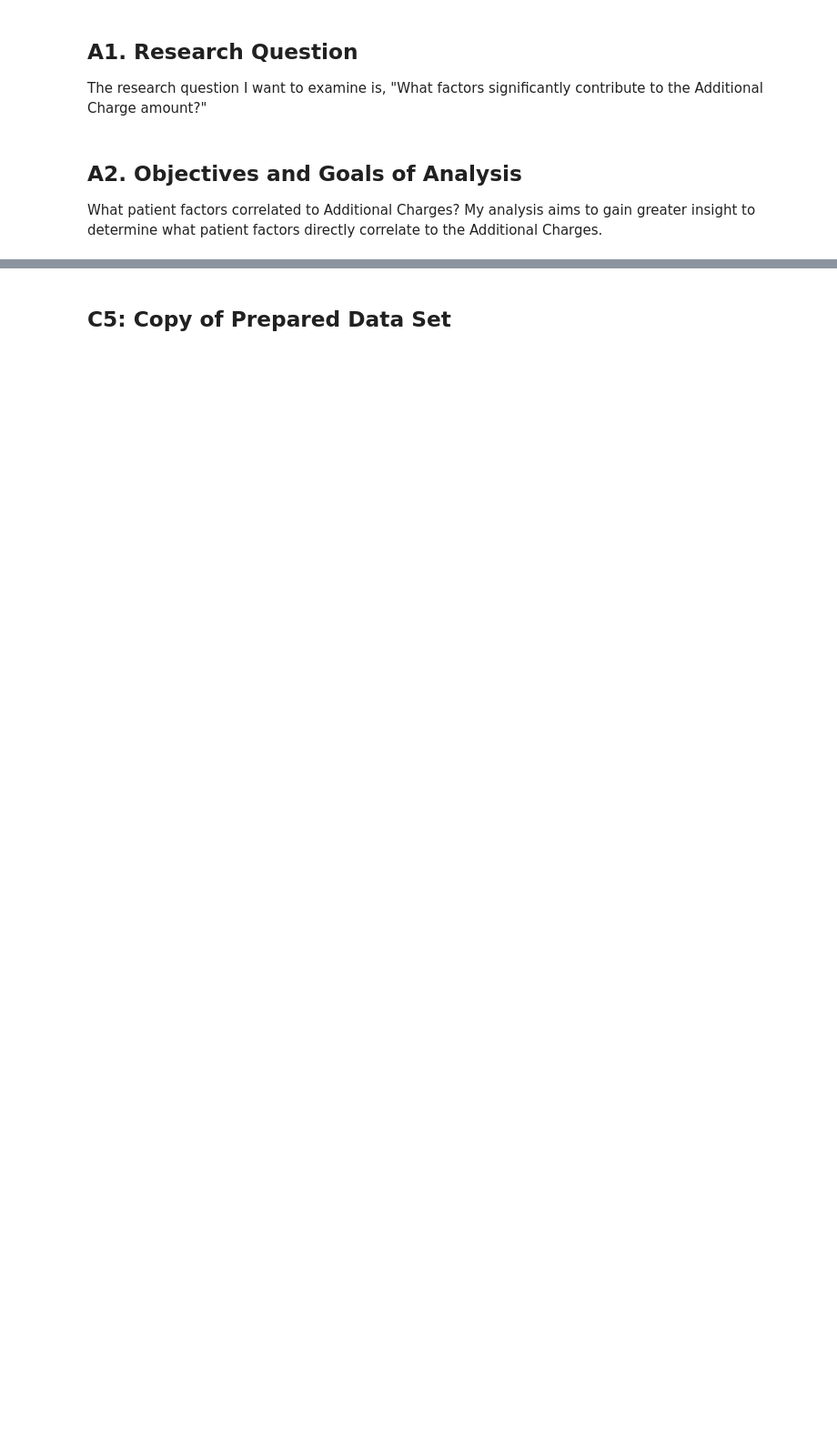
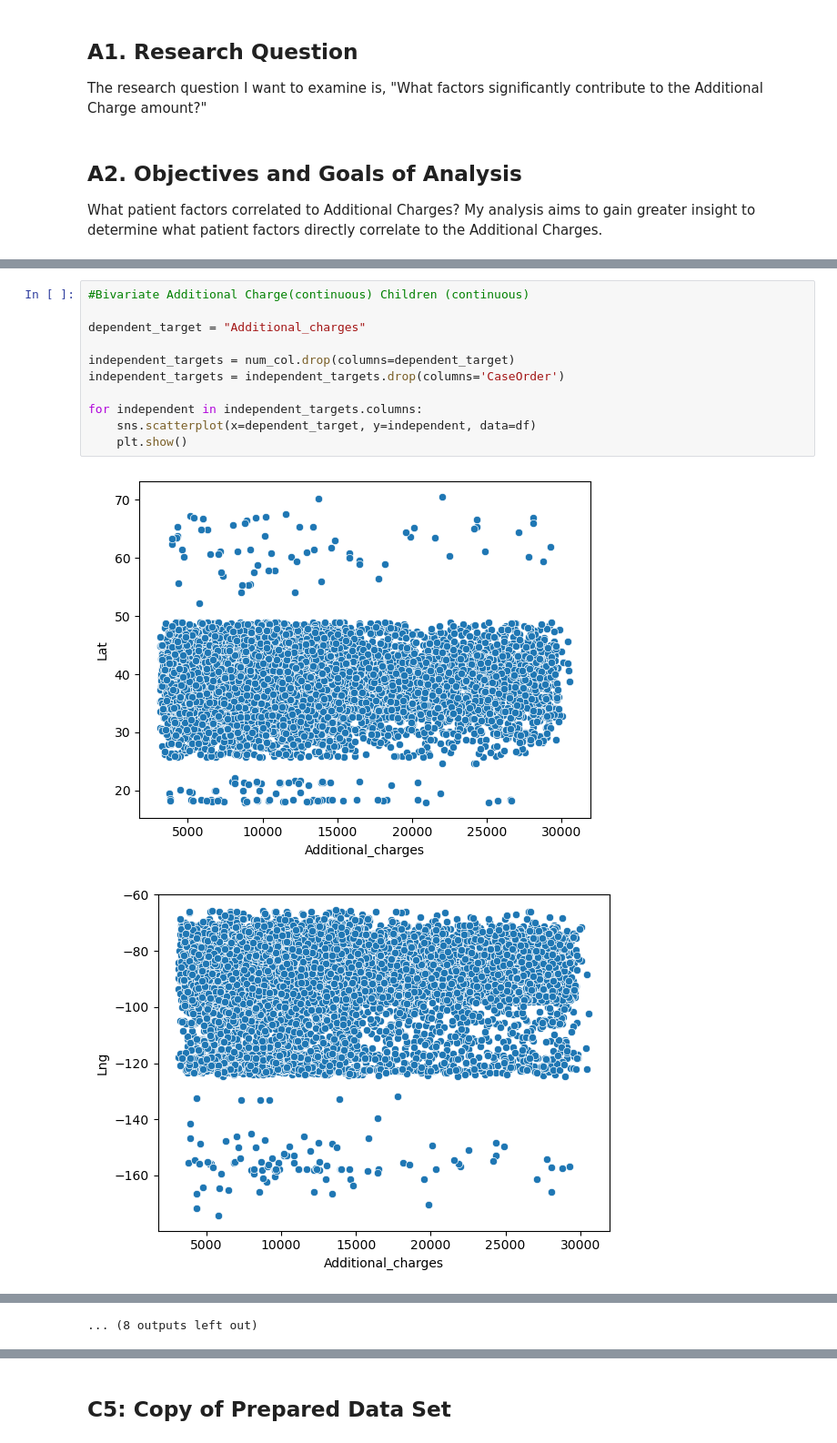
Before and after one commit to BakeUpSolutions/WGU_MSDA_Portfolio, a Jupyter notebook: D208/D208task1-BBAKER.ipynb, the cells around one changed output, grey strips where cells are left out. Shown at 91% size. Saved outputs shown, nothing was run; the diff lists cells and outputs as text; blank space fills up the shorter version.

```diff
--- a/D208/D208task1-BBAKER.ipynb
+++ b/D208/D208task1-BBAKER.ipynb
@@ -104,0 +402,14 @@ Placeholder
+# %%
+#Bivariate Additional Charge(continuous) Children (continuous)
+
+dependent_target = "Additional_charges"
+
+independent_targets = num_col.drop(columns=dependent_target)
+independent_targets = independent_targets.drop(columns='CaseOrder')
+
+for independent in independent_targets.columns:
+    sns.scatterplot(x=dependent_target, y=independent, data=df)
+    plt.show()
+# %% [output]
+[figure, added]
+[figure, added]
@@ -104,0 +426 @@ Placeholder
+... (8 outputs left out)
```
Also changed, not shown: parts of 68 cells of this notebook.
